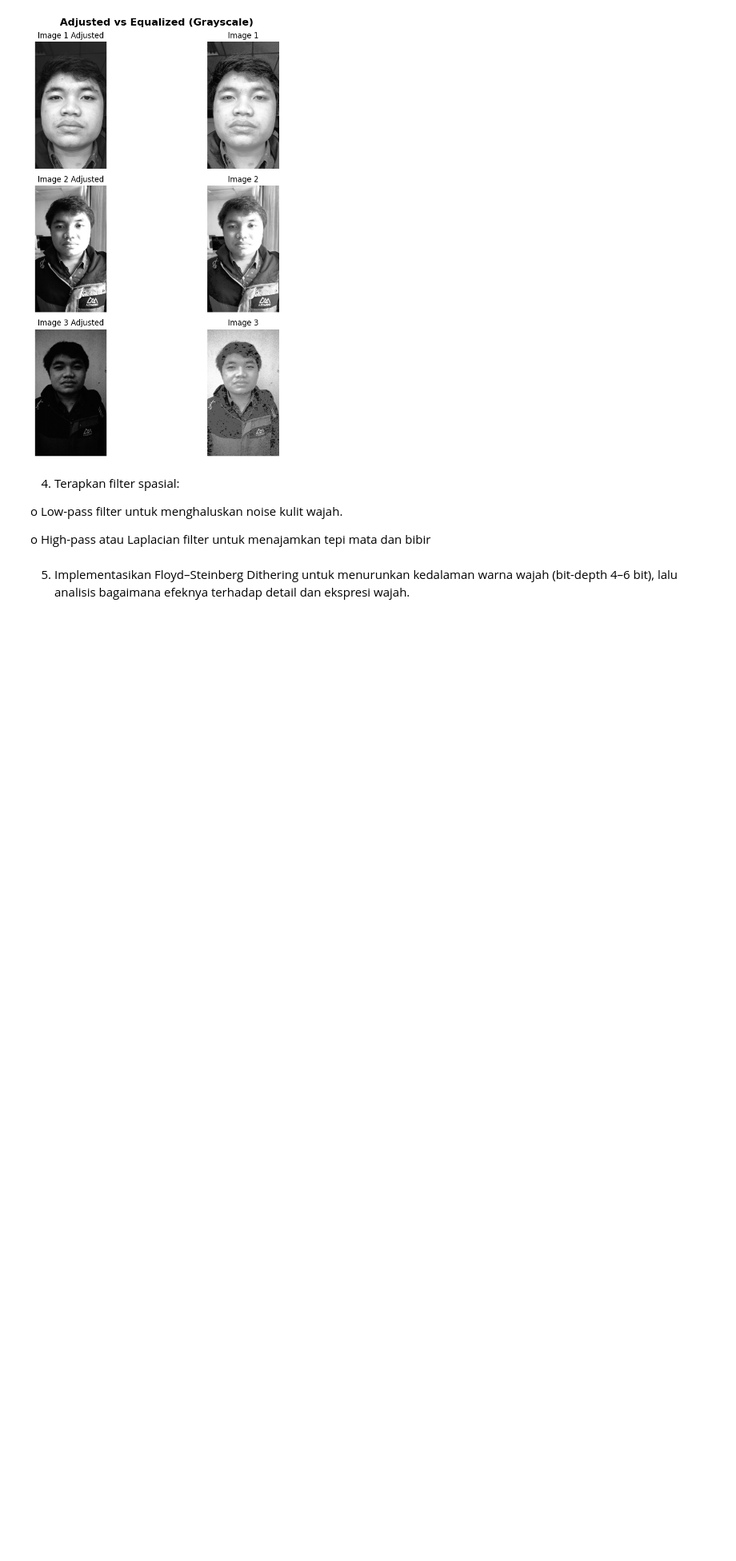
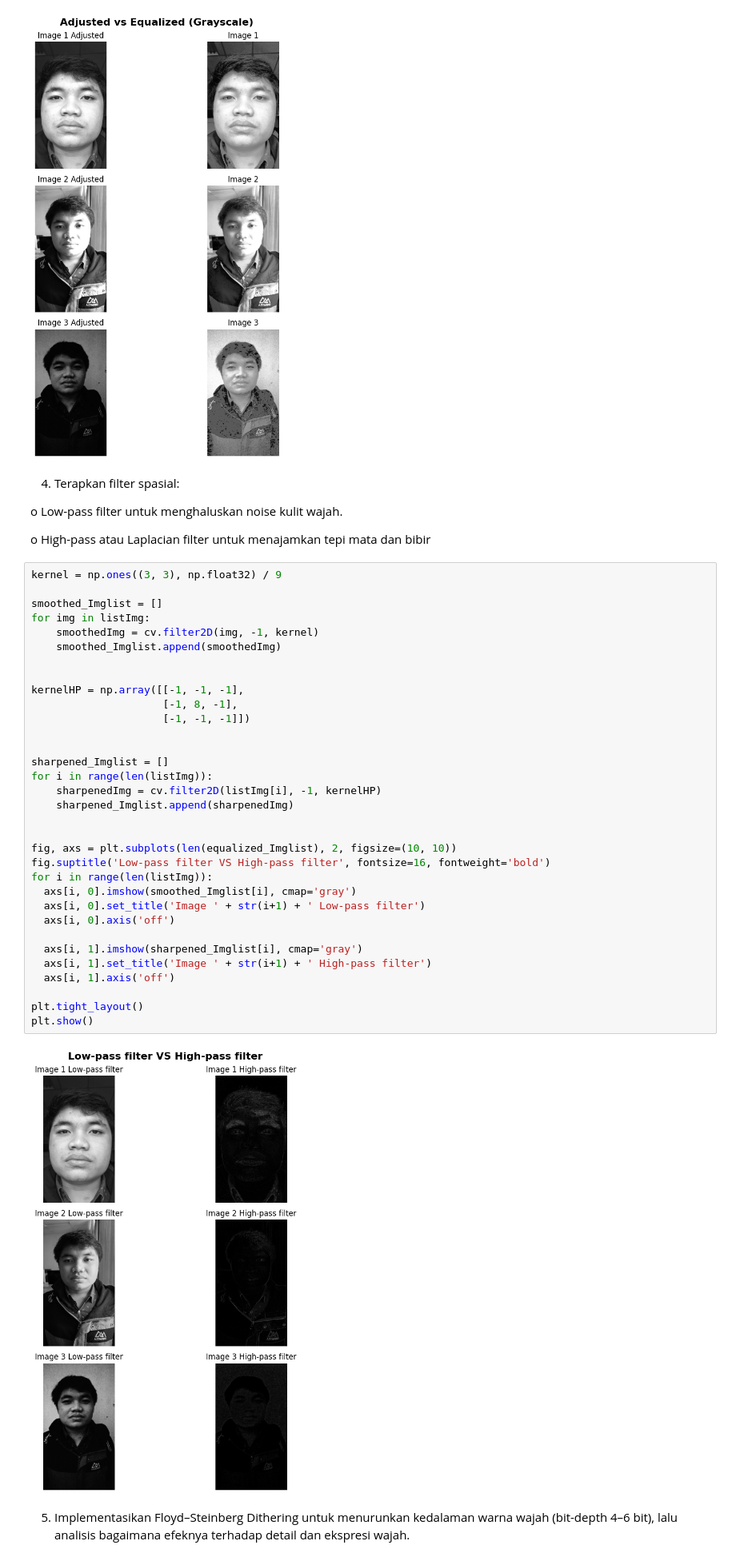
Before and after one commit to Valtern/PCVK_Ganjil_2025, a Jupyter notebook: week_7.ipynb, the cells around one changed output. Shown at 80% size. Cells and saved outputs as stored; diff of their text form; blank space fills up the shorter version.

```diff
--- a/week_7.ipynb
+++ b/week_7.ipynb
@@ -123,6 +124,41 @@ plt.show()
 o Low-pass filter untuk menghaluskan noise kulit wajah.
 
 o High-pass atau Laplacian filter untuk menajamkan tepi mata dan bibir
+# %%
+kernel = np.ones((3, 3), np.float32) / 9
+
+smoothed_Imglist = []
+for img in listImg:
+    smoothedImg = cv.filter2D(img, -1, kernel)
+    smoothed_Imglist.append(smoothedImg)
+
+
+kernelHP = np.array([[-1, -1, -1],
+                     [-1, 8, -1],
+                     [-1, -1, -1]])
+
+
+sharpened_Imglist = []
+for i in range(len(listImg)):
+    sharpenedImg = cv.filter2D(listImg[i], -1, kernelHP)
+    sharpened_Imglist.append(sharpenedImg)
+
+
+fig, axs = plt.subplots(len(equalized_Imglist), 2, figsize=(10, 10))
+fig.suptitle('Low-pass filter VS High-pass filter', fontsize=16, fontweight='bold')
+for i in range(len(listImg)):
+  axs[i, 0].imshow(smoothed_Imglist[i], cmap='gray')
+  axs[i, 0].set_title('Image ' + str(i+1) + ' Low-pass filter')
+  axs[i, 0].axis('off')
+
+  axs[i, 1].imshow(sharpened_Imglist[i], cmap='gray')
+  axs[i, 1].set_title('Image ' + str(i+1) + ' High-pass filter')
+  axs[i, 1].axis('off')
+
+plt.tight_layout()
+plt.show()
+# %% [output]
+[figure, added]
 # %% [markdown]
 5. Implementasikan Floyd–Steinberg Dithering untuk menurunkan kedalaman warna
 wajah (bit-depth 4–6 bit), lalu analisis bagaimana efeknya terhadap detail dan ekspresi
```
Also changed, not shown: parts of 3 cells of this notebook.
